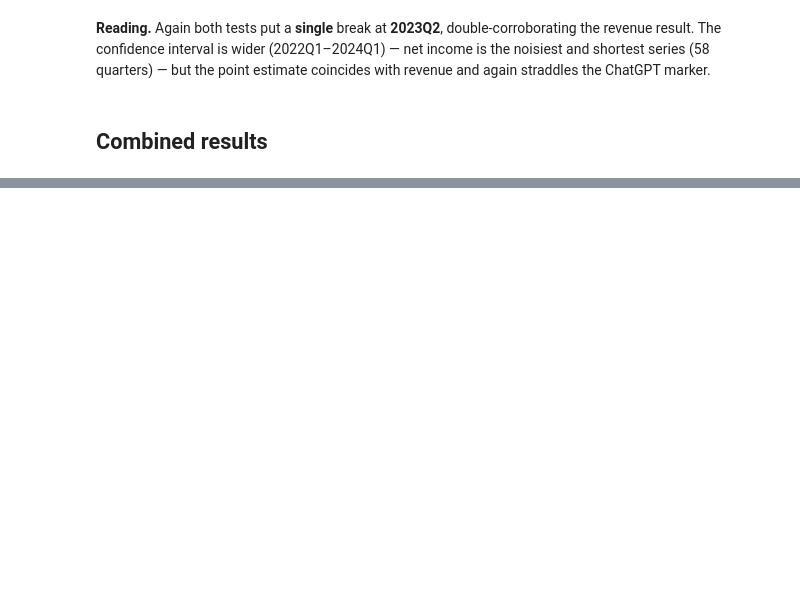
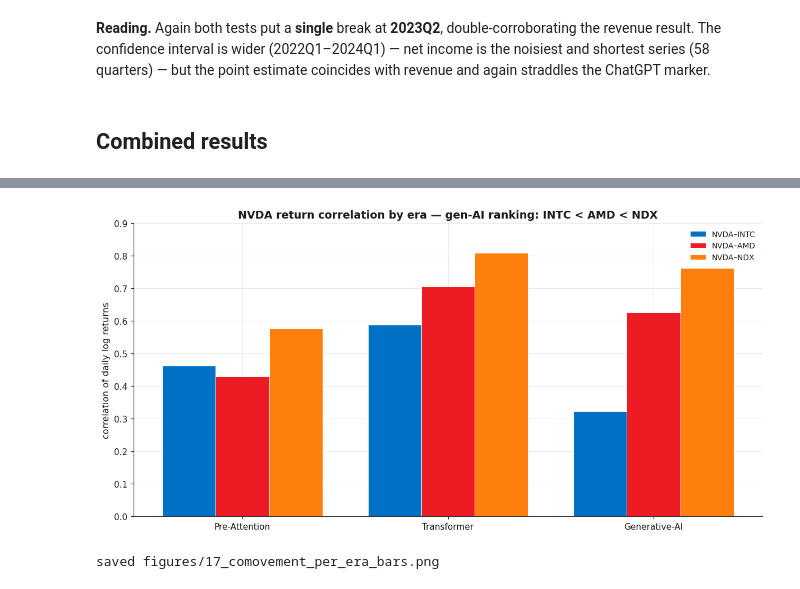
Before and after one commit to TheCuriousMind2017/Data-Analytics-60-NVIDIA-evaluation-and-AI-breakthroughs-analysis, a Jupyter notebook: Diagnostic analysis/diagnostic_analysis.ipynb, the cells around one changed output, grey strips where cells are left out. Cells and saved outputs as stored; diff of their text form; code cells hidden in the pictures; blank space fills up the shorter version.

```diff
--- a/Diagnostic analysis/diagnostic_analysis.ipynb
+++ b/Diagnostic analysis/diagnostic_analysis.ipynb
@@ -472,0 +502,8 @@ segment-based narrative is drawn.
+# %%
+daily = common.load_daily()
+PX = daily.pivot_table(index="date", columns="ticker", values="adj_close").sort_index()
+RET = np.log(PX / PX.shift(1))
+COMP = ["INTC", "AMD", "NDX"]
+ERAS = {e.name: (e.start, e.end) for e in common.ERAS}
+WIN = 126
+print("daily returns:", RET.index.min().date(), "->", RET.index.max().date(), "| comparators:", COMP)
@@ -472,0 +656,16 @@ segment-based narrative is drawn.
+# %%
+# 17 — per-era correlation, grouped bars (the clean ranking)
+fig, ax = plt.subplots()
+order = list(era_corr.index); xp = np.arange(len(order)); w = 0.26
+for i, x in enumerate(COMP):
+    ax.bar(xp + (i-1)*w, era_corr[x].values, width=w, label=f"NVDA–{x}",
+           color=common.color(x), edgecolor="white", lw=0.6)
+ax.set_xticks(xp); ax.set_xticklabels([e.split(" / ")[0] for e in order])
+ax.set_ylabel("correlation of daily log returns"); ax.set_ylim(0, 0.9)
+ax.set_title("NVDA return correlation by era — gen-AI ranking: INTC < AMD < NDX")
+ax.legend(loc="upper right")
+fig.tight_layout(); fig.savefig(FIG / "17_comovement_per_era_bars.png"); plt.show()
+print("saved", FIG / "17_comovement_per_era_bars.png")
+# %% [output]
+[figure, added]
+saved figures/17_comovement_per_era_bars.png
```
Also changed, not shown: parts of 18 cells of this notebook, 8 other files.
